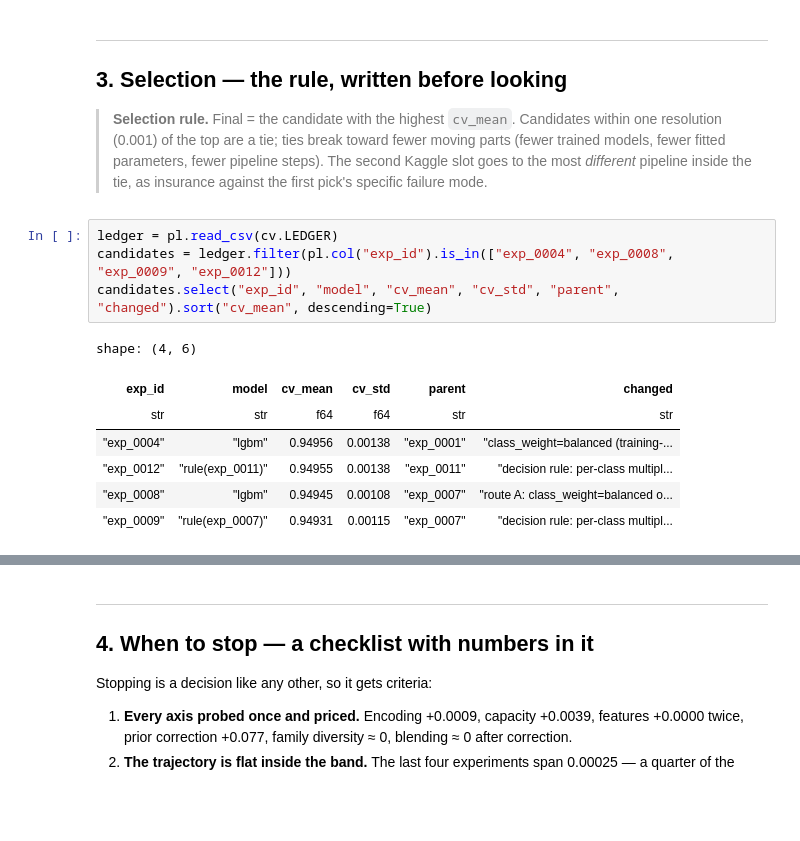
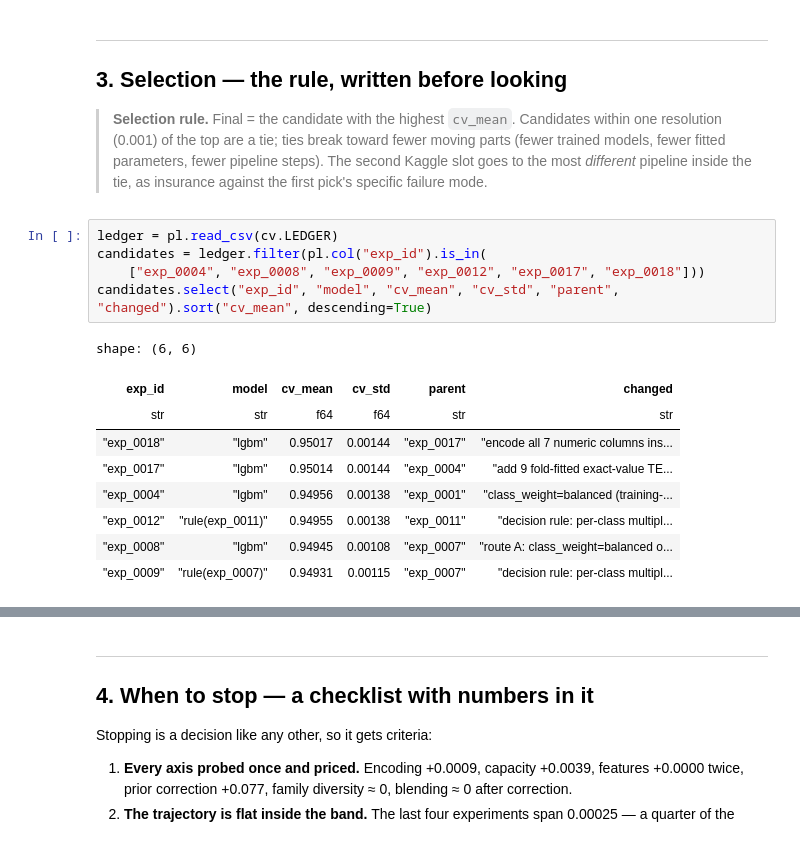
Before and after one commit to epsilonlog/comp-playground-series-s6e7, a Jupyter notebook: notebooks/07_selection.ipynb, the cells around one changed output, grey strips where cells are left out. Cells and saved outputs as stored; diff of their text form; blank space fills up the shorter version.

```diff
--- a/notebooks/07_selection.ipynb
+++ b/notebooks/07_selection.ipynb
@@ -332,12 +332,15 @@ FT-Transformer family scored 0.95063 and finished 4th.
 > insurance against the first pick's specific failure mode.
 # %%
 ledger = pl.read_csv(cv.LEDGER)
-candidates = ledger.filter(pl.col("exp_id").is_in(["exp_0004", "exp_0008", "exp_0009", "exp_0012"]))
+candidates = ledger.filter(pl.col("exp_id").is_in(
+    ["exp_0004", "exp_0008", "exp_0009", "exp_0012", "exp_0017", "exp_0018"]))
 candidates.select("exp_id", "model", "cv_mean", "cv_std", "parent", "changed").sort("cv_mean", descending=True)
 # %% [output]
-shape: (4, 6)
+shape: (6, 6)
 | exp_id | model | cv_mean | cv_std | parent | changed |
 | str | str | f64 | f64 | str | str |
+| "exp_0018" | "lgbm" | 0.95017 | 0.00144 | "exp_0017" | "encode all 7 numeric columns ins... |
+| "exp_0017" | "lgbm" | 0.95014 | 0.00144 | "exp_0004" | "add 9 fold-fitted exact-value TE... |
 | "exp_0004" | "lgbm" | 0.94956 | 0.00138 | "exp_0001" | "class_weight=balanced (training-... |
 | "exp_0012" | "rule(exp_0011)" | 0.94955 | 0.00138 | "exp_0011" | "decision rule: per-class multipl... |
 | "exp_0008" | "lgbm" | 0.94945 | 0.00108 | "exp_0007" | "route A: class_weight=balanced o... |
```
Also changed, not shown: parts of 6 cells of this notebook, 10 other files.
